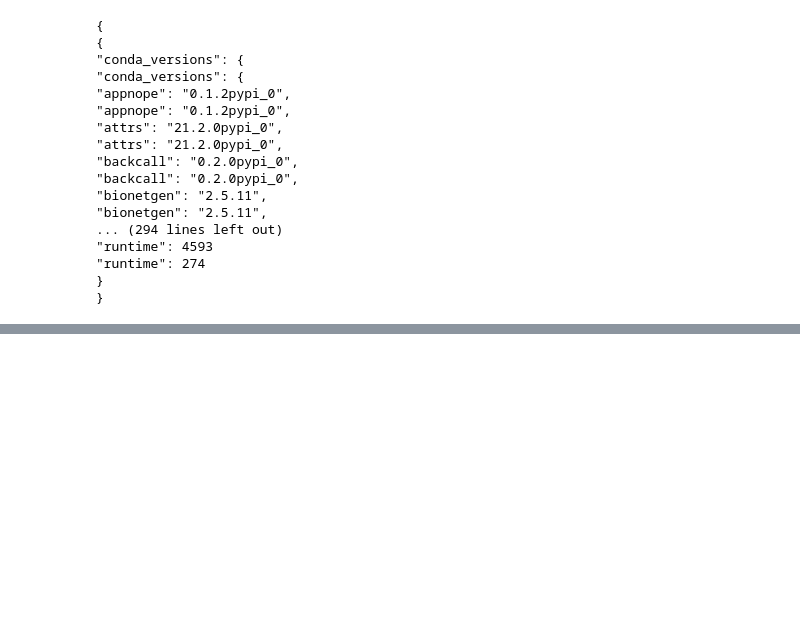
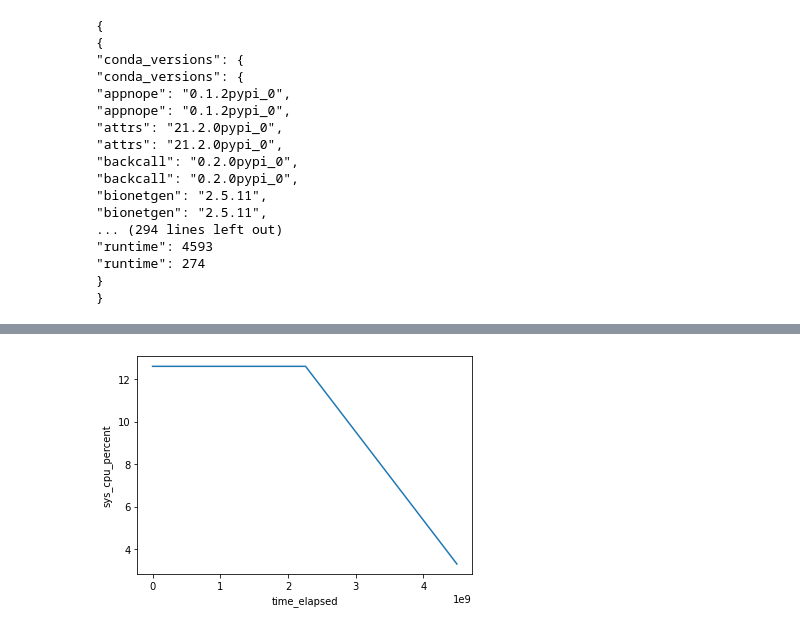
Before and after one commit to alubbock/microbench-examples, a Jupyter notebook: example1-pysb/microbench-pysb.ipynb, the cells around one changed output, grey strips where cells are left out. Cells and saved outputs as stored; diff of their text form; code cells hidden in the pictures; blank space fills up the shorter version.

Commit message:
Add telemetry analysis to PySB example

```diff
--- a/example1-pysb/microbench-pysb.ipynb
+++ b/example1-pysb/microbench-pysb.ipynb
@@ -91,0 +96,6 @@ envdiff(results.iloc[0], results.iloc[1])
+# %%
+run0_telem = pandas.DataFrame.from_dict(results.iloc[0].telemetry)
+# Convert timestamps from str to datetime64
+run0_telem['timestamp'] = pandas.to_datetime(run0_telem['timestamp'])
+# Show the dataframe
+run0_telem
@@ -91,0 +107,7 @@ envdiff(results.iloc[0], results.iloc[1])
+# %%
+# Calculate elapsed time for each entry
+run0_telem['time_elapsed'] = run0_telem['timestamp'] - results.iloc[0]['start_time']
+# %%
+# Show system CPU percent utilization over time
+seaborn.lineplot(data=run0_telem, y='sys_cpu_percent', x='time_elapsed')
+# %% [output]
@@ -91,0 +115 @@ envdiff(results.iloc[0], results.iloc[1])
+[figure, added]
```
Also changed, not shown: parts of 6 cells of this notebook.
